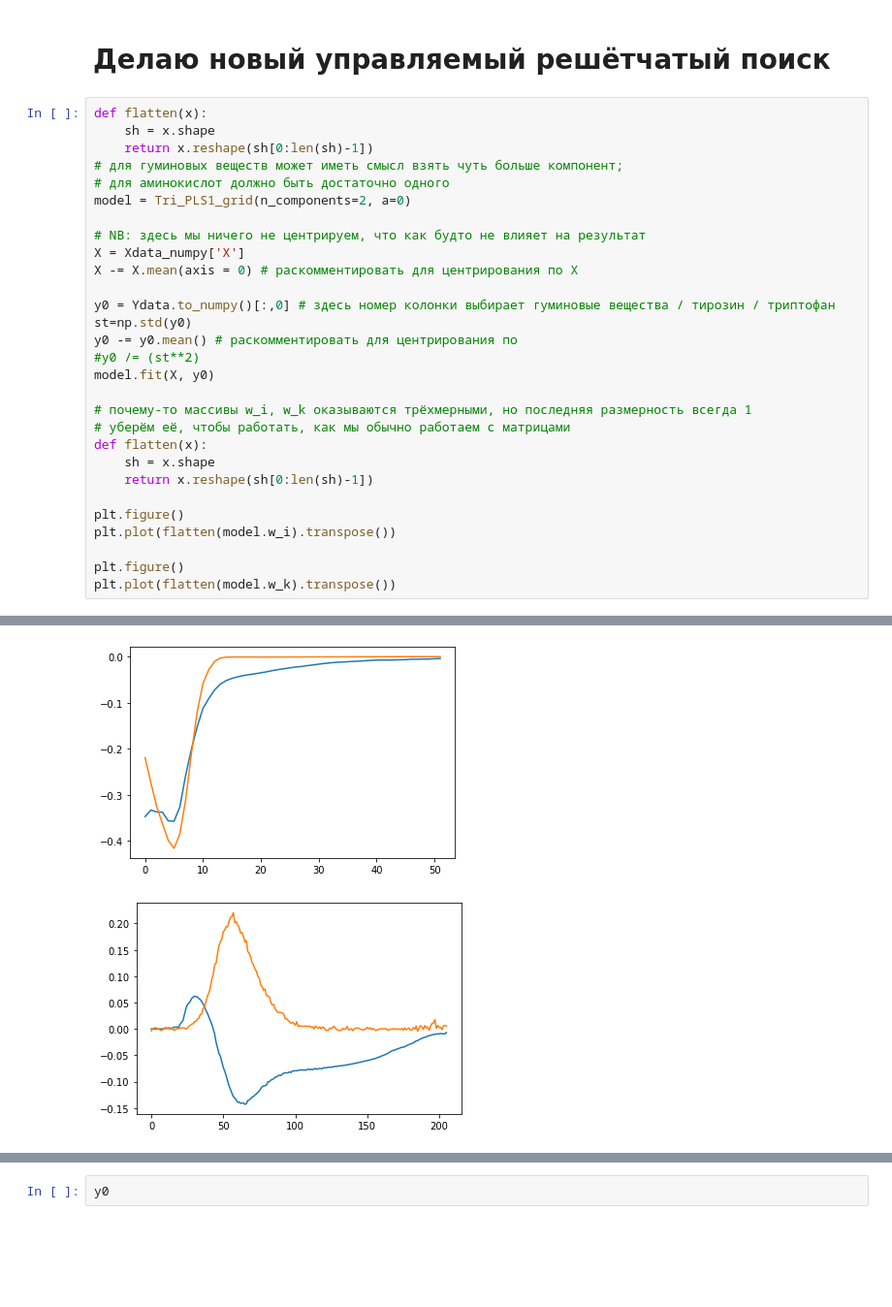
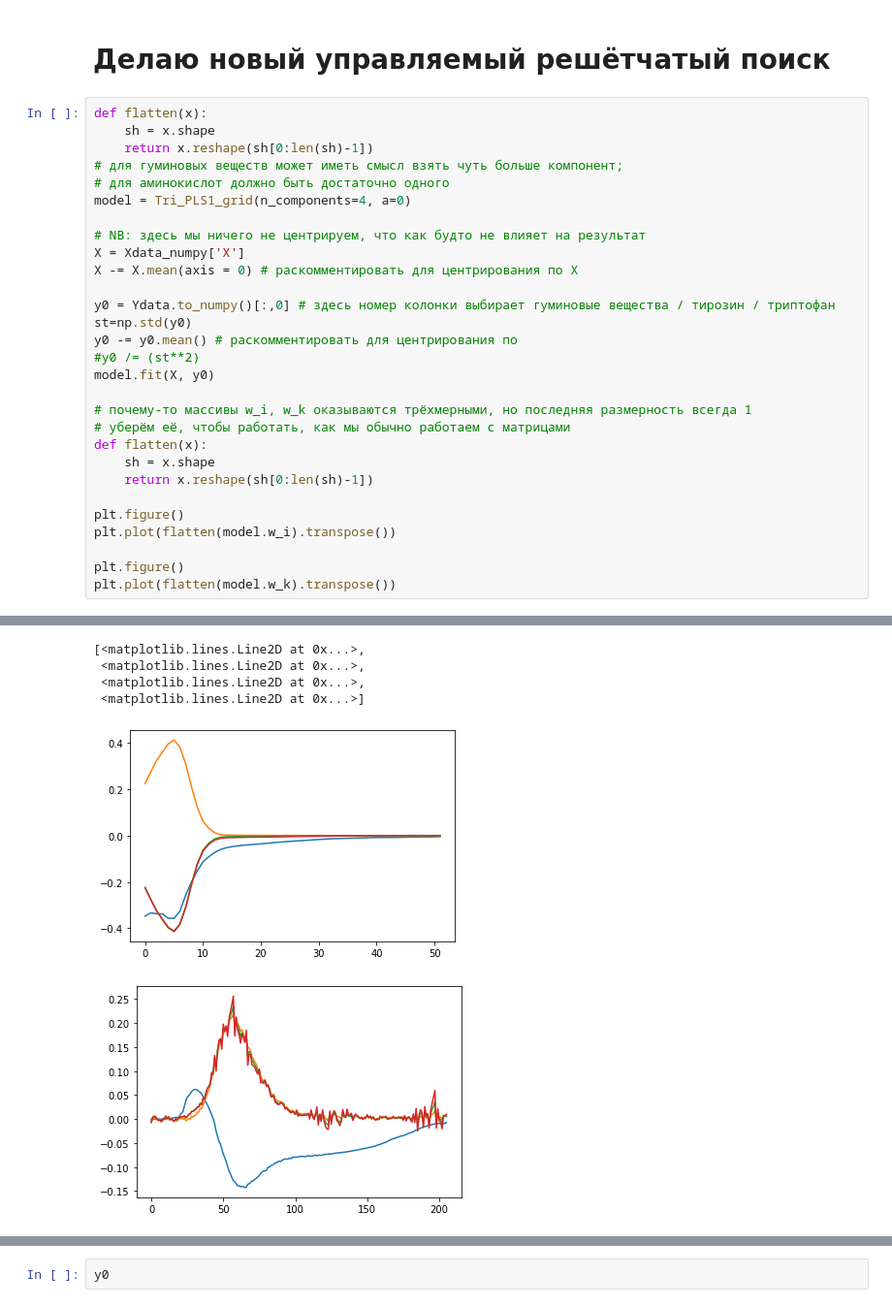
Before and after one commit to 89605502155/ML-repositry, a Jupyter notebook: new_NPLS1.ipynb, the cells around one changed output, grey strips where cells are left out. Shown at 97% size. Saved outputs shown, nothing was run; the diff lists cells and outputs as text; blank space fills up the shorter version.

```diff
--- a/new_NPLS1.ipynb
+++ b/new_NPLS1.ipynb
@@ -239,7 +262,7 @@ def flatten(x):
     return x.reshape(sh[0:len(sh)-1])
 # для гуминовых веществ может иметь смысл взять чуть больше компонент;
 # для аминокислот должно быть достаточно одного
-model = Tri_PLS1_grid(n_components=2, a=0)
+model = Tri_PLS1_grid(n_components=4, a=0)
 
 # NB: здесь мы ничего не центрируем, что как будто не влияет на результат
 X = Xdata_numpy['X']
@@ -268,2 +306,6 @@ plt.plot(flatten(model.w_k).transpose())
+[<matplotlib.lines.Line2D at 0x...>,
+ <matplotlib.lines.Line2D at 0x...>,
+ <matplotlib.lines.Line2D at 0x...>,
+ <matplotlib.lines.Line2D at 0x...>]
-[figure, old version]
+[figure, new version]
-[figure, old version]
+[figure, new version]
```
Also changed, not shown: parts of 11 cells of this notebook, 1 other file.
